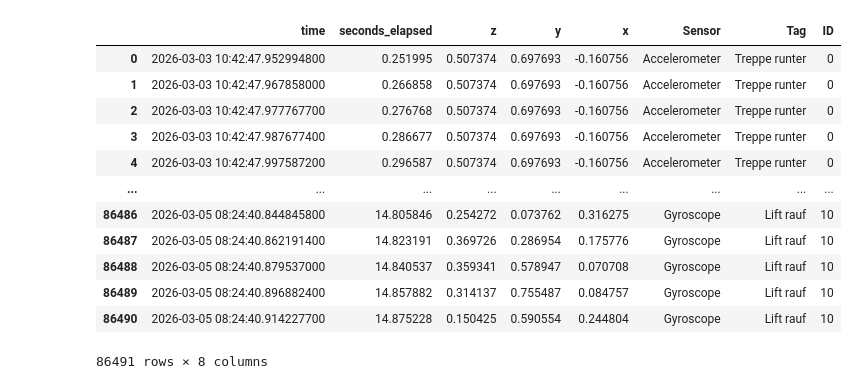
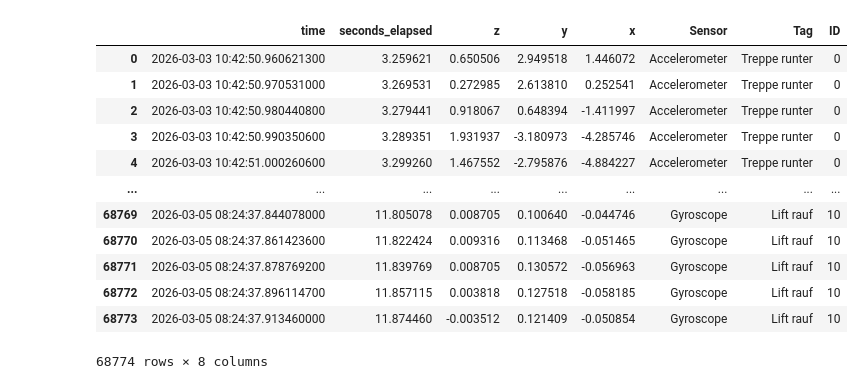
Before and after one commit to raphaelschuepbach/Sensor-based-Activity-Recognition, a Jupyter notebook: Dateneinlesung.ipynb, the cells around one changed output. Saved outputs shown, nothing was run; the diff lists cells and outputs as text; code cells hidden in the pictures.

```diff
--- a/Dateneinlesung.ipynb
+++ b/Dateneinlesung.ipynb
@@ -49,20 +49,38 @@ for folder in os.listdir(base_path):
 
 # Alle Messungen zusammenführen
 final_df = pd.concat(all_measurements, ignore_index=True)
+# %%
+def trim_measurement(group, trim_seconds=3):
+    min_time = group["seconds_elapsed"].min()
+    max_time = group["seconds_elapsed"].max()
+    return group.loc[
+        (group["seconds_elapsed"] >= min_time + trim_seconds) &
+        (group["seconds_elapsed"] <= max_time - trim_seconds)
+    ]
+
+# ID als separate Spalte sichern bevor groupby sie verschluckt
+final_df["ID_backup"] = final_df["ID"]
+
+final_df_trimmed = (
+    final_df
+    .groupby("ID_backup", group_keys=False)
+    .apply(trim_measurement)
+    .reset_index(drop=True)
+)
 # %%
-final_df
+final_df_trimmed
 # %% [output]
 |  | time | seconds_elapsed | z | y | x | Sensor | Tag | ID |
-| 0 | 2026-03-03 10:42:47.952994800 | 0.251995 | 0.507374 | 0.697693 | -0.160756 | Accelerometer | Treppe runter | 0 |
-| 1 | 2026-03-03 10:42:47.967858000 | 0.266858 | 0.507374 | 0.697693 | -0.160756 | Accelerometer | Treppe runter | 0 |
-| 2 | 2026-03-03 10:42:47.977767700 | 0.276768 | 0.507374 | 0.697693 | -0.160756 | Accelerometer | Treppe runter | 0 |
-| 3 | 2026-03-03 10:42:47.987677400 | 0.286677 | 0.507374 | 0.697693 | -0.160756 | Accelerometer | Treppe runter | 0 |
-| 4 | 2026-03-03 10:42:47.997587200 | 0.296587 | 0.507374 | 0.697693 | -0.160756 | Accelerometer | Treppe runter | 0 |
+| 0 | 2026-03-03 10:42:50.960621300 | 3.259621 | 0.650506 | 2.949518 | 1.446072 | Accelerometer | Treppe runter | 0 |
+| 1 | 2026-03-03 10:42:50.970531000 | 3.269531 | 0.272985 | 2.613810 | 0.252541 | Accelerometer | Treppe runter | 0 |
+| 2 | 2026-03-03 10:42:50.980440800 | 3.279441 | 0.918067 | 0.648394 | -1.411997 | Accelerometer | Treppe runter | 0 |
+| 3 | 2026-03-03 10:42:50.990350600 | 3.289351 | 1.931937 | -3.180973 | -4.285746 | Accelerometer | Treppe runter | 0 |
+| 4 | 2026-03-03 10:42:51.000260600 | 3.299260 | 1.467552 | -2.795876 | -4.884227 | Accelerometer | Treppe runter | 0 |
 | ... | ... | ... | ... | ... | ... | ... | ... | ... |
-| 86486 | 2026-03-05 08:24:40.844845800 | 14.805846 | 0.254272 | 0.073762 | 0.316275 | Gyroscope | Lift rauf | 10 |
-| 86487 | 2026-03-05 08:24:40.862191400 | 14.823191 | 0.369726 | 0.286954 | 0.175776 | Gyroscope | Lift rauf | 10 |
-| 86488 | 2026-03-05 08:24:40.879537000 | 14.840537 | 0.359341 | 0.578947 | 0.070708 | Gyroscope | Lift rauf | 10 |
-| 86489 | 2026-03-05 08:24:40.896882400 | 14.857882 | 0.314137 | 0.755487 | 0.084757 | Gyroscope | Lift rauf | 10 |
-| 86490 | 2026-03-05 08:24:40.914227700 | 14.875228 | 0.150425 | 0.590554 | 0.244804 | Gyroscope | Lift rauf | 10 |
+| 68769 | 2026-03-05 08:24:37.844078000 | 11.805078 | 0.008705 | 0.100640 | -0.044746 | Gyroscope | Lift rauf | 10 |
+| 68770 | 2026-03-05 08:24:37.861423600 | 11.822424 | 0.009316 | 0.113468 | -0.051465 | Gyroscope | Lift rauf | 10 |
+| 68771 | 2026-03-05 08:24:37.878769200 | 11.839769 | 0.008705 | 0.130572 | -0.056963 | Gyroscope | Lift rauf | 10 |
+| 68772 | 2026-03-05 08:24:37.896114700 | 11.857115 | 0.003818 | 0.127518 | -0.058185 | Gyroscope | Lift rauf | 10 |
+| 68773 | 2026-03-05 08:24:37.913460000 | 11.874460 | -0.003512 | 0.121409 | -0.050854 | Gyroscope | Lift rauf | 10 |
-86491 rows × 8 columns
+68774 rows × 8 columns
 # %%
```
Also changed, not shown: parts of 2 cells of this notebook.
